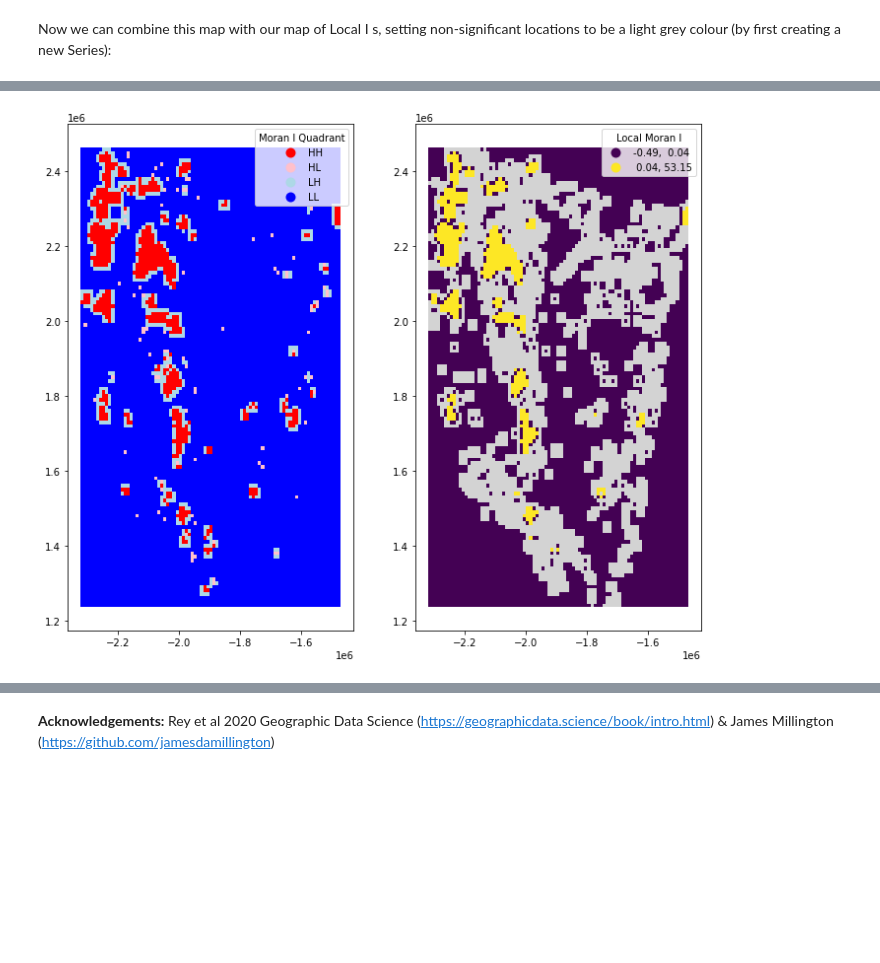
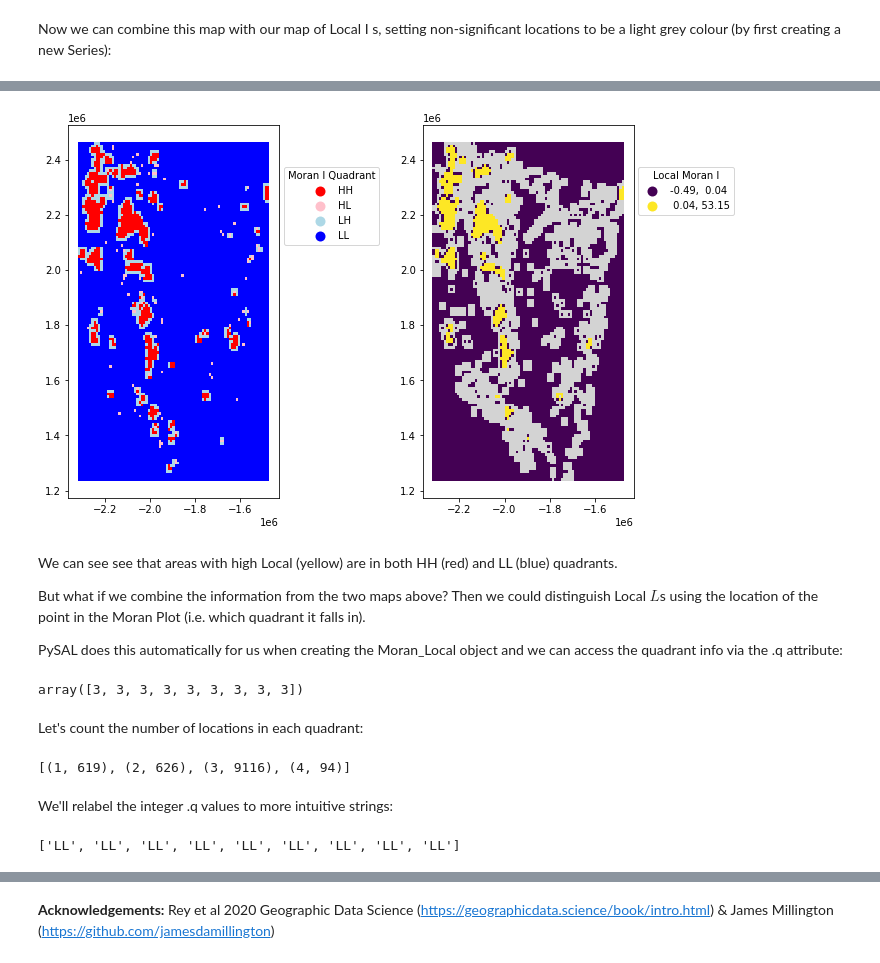
Before and after one commit to laura-turnbull-lloyd/STDH_teaching, a Jupyter notebook: Lecture5_spatial_autocorrelation.ipynb, the cells around one changed output, grey strips where cells are left out. Saved outputs shown, nothing was run; the diff lists cells and outputs as text; code cells hidden in the pictures; blank space fills up the shorter version.

```diff
--- a/Lecture5_spatial_autocorrelation.ipynb
+++ b/Lecture5_spatial_autocorrelation.ipynb
@@ -607,21 +581,46 @@ plt.show()
 # %%
 fig, ax = plt.subplots(1,2, figsize=(10,8))
 
 qcolors = {'HH':'red', 'HL':'pink', 'LL':'lightblue', 'LH':'blue'}
 
 dissolve_merged.plot(column='quadrant', categorical=True, cmap=colors.ListedColormap(qcolors.values()),
          k=2, edgecolor='white', linewidth=0.0,
-         legend=True, legend_kwds={"title":'Moran I Quadrant',"loc": 1},
+         legend=True, legend_kwds={"title":'Moran I Quadrant','bbox_to_anchor': (1.5, 0.9)},
          ax=ax[0])
 
 dissolve_merged.plot(color='lightgrey',linewidth=0.0,ax=ax[1])
 
 dissolve_merged.plot(column='sigIs', cmap='viridis', scheme='quantiles',
          k=5, edgecolor='white', linewidth=0.0,
-         legend=True, legend_kwds={"title":'Local Moran I',"loc": 1},
+         legend=True, legend_kwds={"title":'Local Moran I','bbox_to_anchor': (1.5, 0.9)},
          ax=ax[1])
 
 fig.tight_layout()
 plt.show()
 # %% [output]
-[figure, old version]
+[figure, new version]
+# %% [markdown]
+We can see see that areas with high Local  (yellow) are in both HH (red) and LL (blue) quadrants.
+
+But what if we combine the information from the two maps above? Then we could distinguish Local $L$s using the location of the point in the Moran Plot (i.e. which quadrant it falls in).
+
+PySAL does this automatically for us when creating the Moran_Local object and we can access the quadrant info via the .q attribute:
+# %%
+lisa.q[1:10]
+# %% [output]
+array([3, 3, 3, 3, 3, 3, 3, 3, 3])
+# %% [markdown]
+Let's count the number of locations in each quadrant:
+# %%
+counts = [(j,(lisa.q==j).sum()) for j in range(1,5)]
+counts
+# %% [output]
+[(1, 619), (2, 626), (3, 9116), (4, 94)]
+# %% [markdown]
+We'll relabel the integer .q values to more intuitive strings:
+# %%
+qlabels = ['HH', 'LH', 'LL', 'HL']  #pysal scheme is  HH=1, LH=2, LL=3, HL=4
+labels = [qlabels[i-1] for i in lisa.q]  #list substituting 1-4 with HH-HL
+labels[1:10]
+# %% [output]
+['LL', 'LL', 'LL', 'LL', 'LL', 'LL', 'LL', 'LL', 'LL']
```
Also changed, not shown: parts of 51 cells of this notebook.
